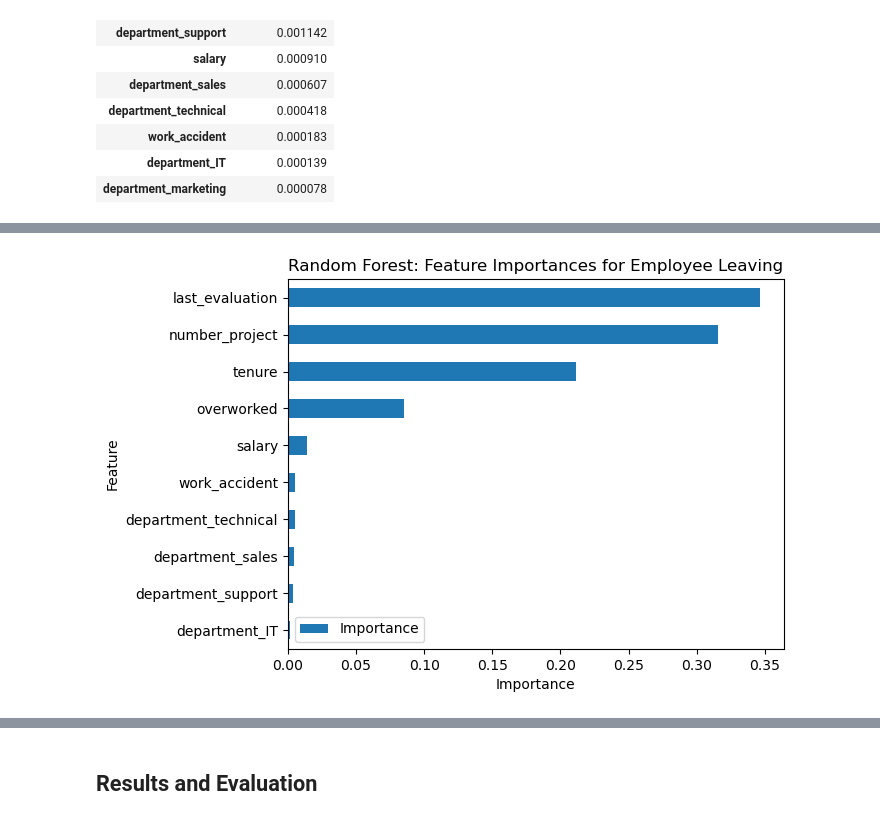
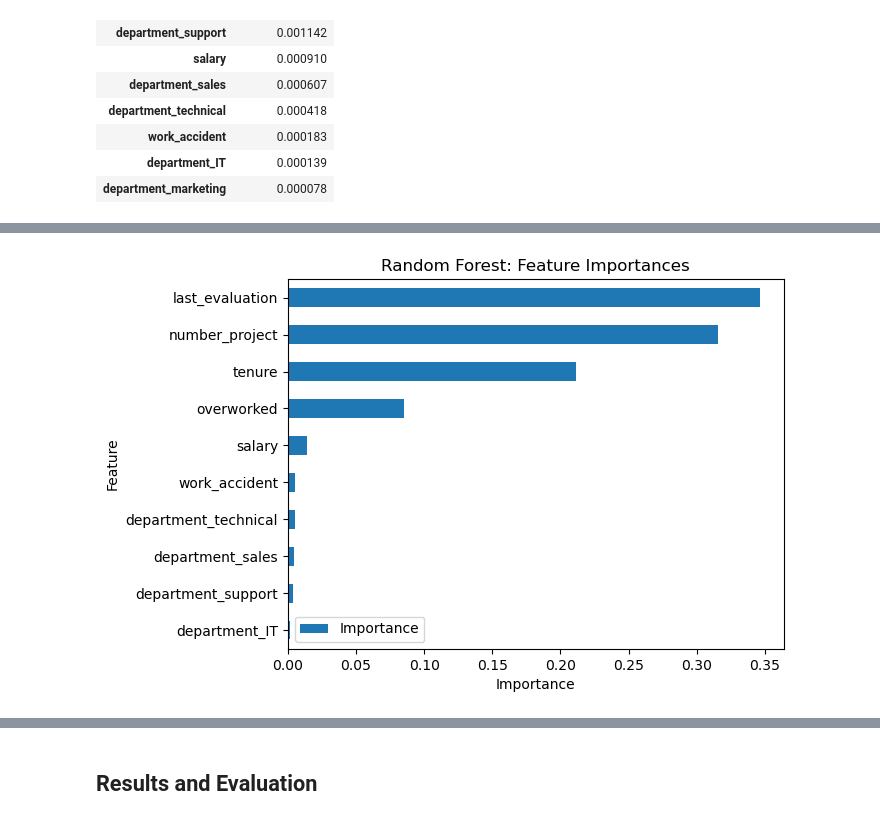
Before and after one commit to LEdwards-Analytics/Predictive-Modeling-for-Employee-Retention, a Jupyter notebook: notebooks/Employee Retention.ipynb, the cells around one changed output, grey strips where cells are left out. Cells and saved outputs as stored; diff of their text form; code cells hidden in the pictures.

```diff
--- a/notebooks/Employee Retention.ipynb
+++ b/notebooks/Employee Retention.ipynb
@@ -970,27 +958,29 @@ plt.show()
 # %%
+# Barplot to show Random Forest feature importances
+
 # Get feature importances
 feat_impt = rf2.best_estimator_.feature_importances_
 
 # Get indices of top 10 features
 ind = np.argpartition(rf2.best_estimator_.feature_importances_, -10)[-10:]
 
 # Get column labels of top 10 features
 feat = X.columns[ind]
 
 # Filter `feat_impt` to consist of top 10 feature importances
 feat_impt = feat_impt[ind]
 
 y_df = pd.DataFrame({"Feature":feat,"Importance":feat_impt})
 y_sort_df = y_df.sort_values("Importance")
 fig = plt.figure()
 ax1 = fig.add_subplot(111)
 
 y_sort_df.plot(kind='barh',ax=ax1,x="Feature",y="Importance")
 
-ax1.set_title("Random Forest: Feature Importances for Employee Leaving", fontsize=12)
+ax1.set_title("Random Forest: Feature Importances", fontsize=12)
 ax1.set_ylabel("Feature")
 ax1.set_xlabel("Importance")
 
 plt.show()
 # %% [output]
-[figure, old version]
+[figure, new version]
```
Also changed, not shown: parts of 18 cells of this notebook, 7 other files.
